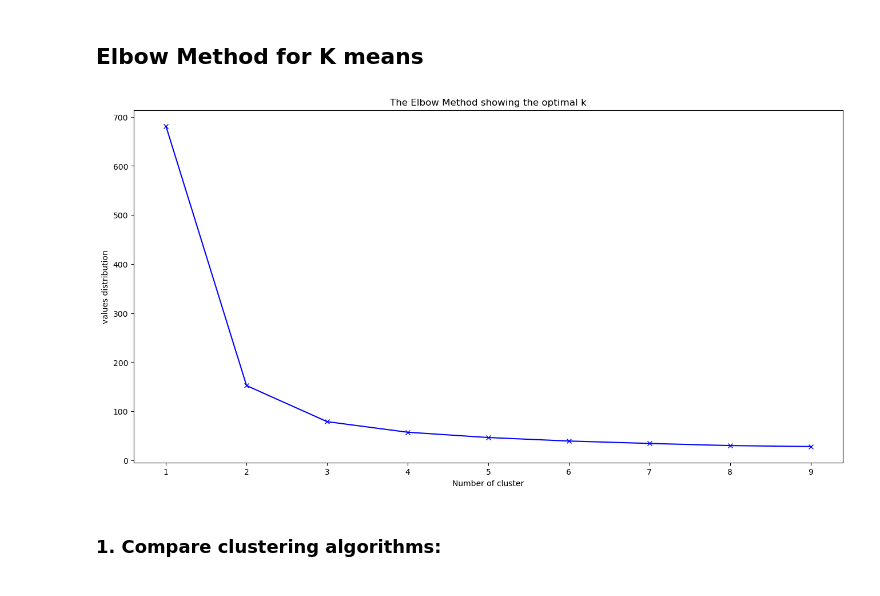
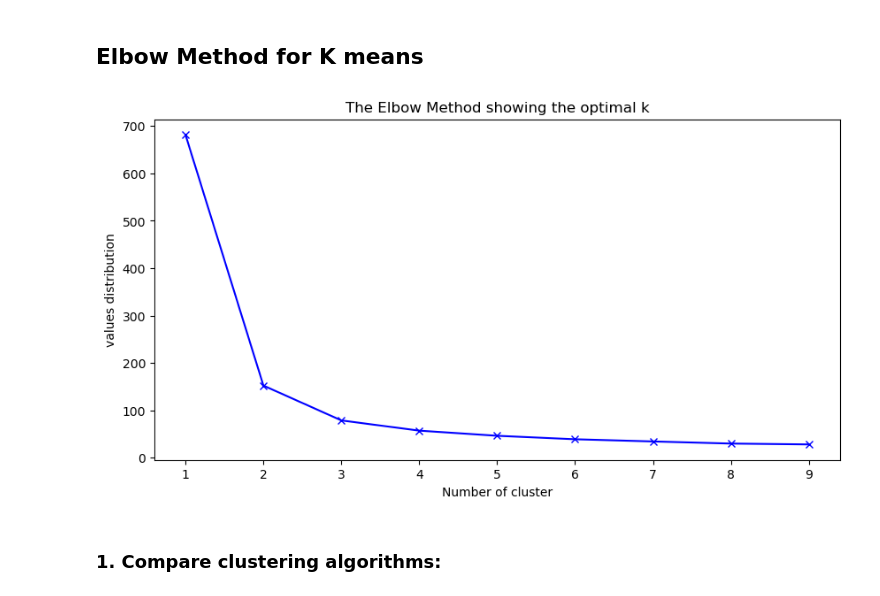
Before and after one commit to net4troll/DS-GMC-WS, a Jupyter notebook: Unsupervised ML/K-Means clustering Iris.ipynb, the cells around one changed output. Saved outputs shown, nothing was run; the diff lists cells and outputs as text; code cells hidden in the pictures.

```diff
--- a/Unsupervised ML/K-Means clustering Iris.ipynb
+++ b/Unsupervised ML/K-Means clustering Iris.ipynb
@@ -114,19 +155,19 @@ Predicted cluster 2 with the most probable label 'Versicolor'
 # %%
 kMeansTab = []
 ran = range(1,10)
 for k in ran:
-    kmeanModel = KMeans(n_clusters=k)
+    kmeanModel = KMeans(n_init=10,n_clusters=k)
     kmeanModel.fit(X)
     kMeansTab.append(kmeanModel.inertia_)
 #Plotting K-Means
-plt.figure(figsize=(16,8))
+plt.figure(figsize=(10,5))
 plt.plot(ran, kMeansTab, 'bx-')
 plt.xlabel('Number of cluster')
 plt.ylabel('values distribution')
 plt.title('The Elbow Method showing the optimal k')
 plt.show()
 # %% [output]
-[figure, old version]
+[figure, new version]
 # %% [markdown]
 ### 1. Compare clustering algorithms:
 # %%
```
Also changed, not shown: parts of 9 cells of this notebook.
